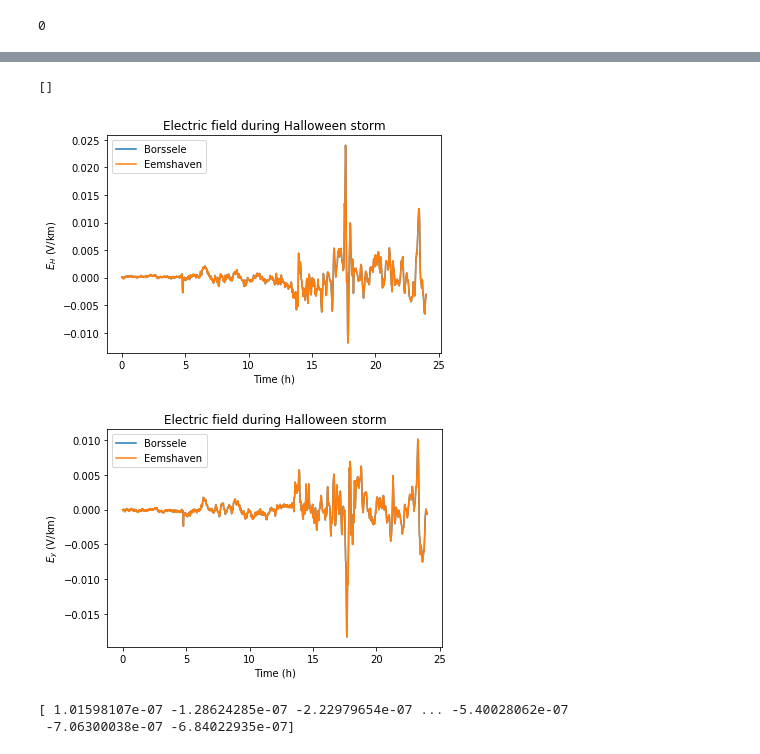
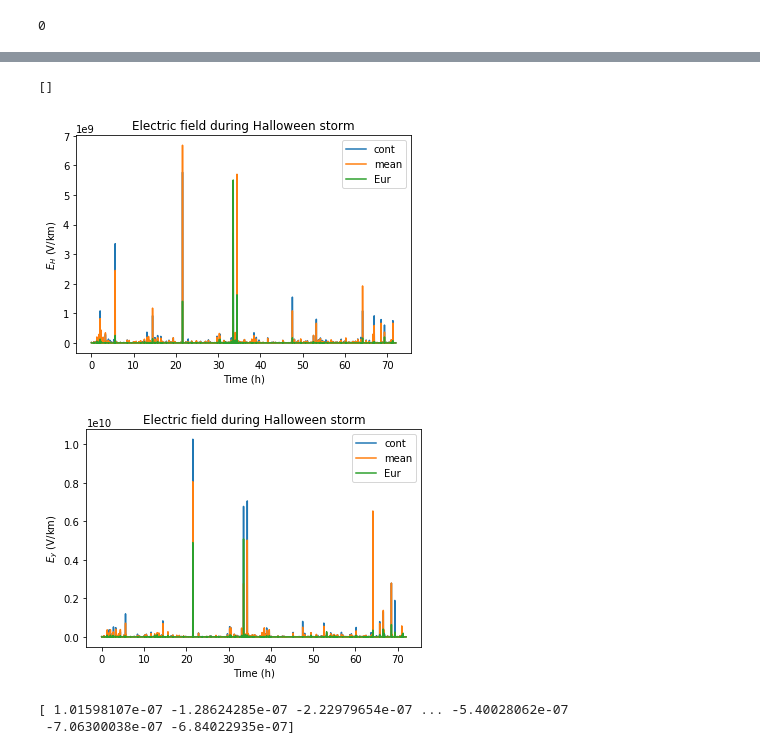
Before and after one commit to outfrenk/Dutch_GIC, a Jupyter notebook: partial_code/Witteveentest.ipynb, the cells around one changed output, grey strips where cells are left out. Drawn from its saved outputs; the diff is of its cells as text; code cells hidden in the pictures.

```diff
--- a/partial_code/Witteveentest.ipynb
+++ b/partial_code/Witteveentest.ipynb
@@ -827,15 +827,15 @@ plt.plot()
 import numpy as np
 import os
 
-path='/nobackup/users/out/Magnetic_field/min_17-03-2015_2'
+path='/nobackup/users/out/Magnetic_field/Halloween/model7_filt'
 os.system(f'ls {path}/electric_field_north > {path}/tempx.txt')
 os.system(f'ls {path}/electric_field_east > {path}/tempy.txt')
 Filex=open(f'{path}/tempx.txt')
 
 stringx=[]
 stringy=[]
-Ex6=np.zeros(1440)
-Ey6=np.zeros(1440)
+Ex=np.zeros(1440*3)
+Ey=np.zeros(1440*3)
 
 for item in Filex:
     item=item.strip('\n')
@@ -855,16 +855,18 @@ for counter,item in enumerate(stringx):
     for counter2,line in enumerate(data):
         if counter2==0:
             words=line.split(' ')
-            Ex6[counter]=words[2]
+            Ex[counter]=words[2]
             break
 for counter,item in enumerate(stringy):
     data=open(f'{path}/electric_field_east/{item}')
     for counter2,line in enumerate(data):
         if counter2==0:
             words=line.split(' ')
-            Ey6[counter]=words[2]
+            Ey[counter]=words[2]
             break
-os.system(f'rm {path}/tempx.txt')
-os.system(f'rm {path}/tempy.txt')
+Ex7=Ex
+Ey7=Ey
+os.system(f'rm "{path}/tempx.txt"')
+os.system(f'rm "{path}/tempy.txt"')
 # %% [output]
 0
@@ -871,43 +877,43 @@ os.system(f'rm {path}/tempy.txt')
 # %%
 import matplotlib.pyplot as plt
 import numpy as np
 path='/nobackup/users/out/Magnetic_field/Halloween'
 
-timevector=np.linspace(0,24,1440)
+timevector=np.linspace(0,72,1440*3)
 fig=plt.figure()
 ax=fig.add_subplot()
 ax.set_title('Electric field during Halloween storm')
 ax.set_ylabel('$E_H$ (V/km)')
 ax.set_xlabel('Time (h)')
 
-ax.plot(timevector, Ex5*1000, label='Borssele')
-ax.plot(timevector, Ex6*1000, label='Eemshaven')
+ax.plot(timevector, abs((Ex5*1000-Ex7*1000)/Ex7*1000), label='cont')
+ax.plot(timevector, abs((Ex6*1000-Ex7*1000)/Ex7*1000), label='mean')
 # ax.plot(timevector, np.sqrt(Ex7**2+Ey7**2)*1000, label='Witteveen')
-# ax.plot(timevector, Ex0*1000, label='Eemshaven other')
-# ax.plot(timevector, Ex1*1000, label='Eur')
+# ax.plot(timevector, Ex7*1000, label='combi')
+ax.plot(timevector, abs((Ex1*1000-Ex7*1000)/Ex7*1000), label='Eur')
 ax.legend()
 # ax.set_ylim(-0.085,0.08)
 plt.plot()
 # plt.savefig(f'{path}/WitteveenelecN.pdf')
 
 fig=plt.figure()
 ax=fig.add_subplot()
 ax.set_title('Electric field during Halloween storm')
 ax.set_ylabel('$E_y$ (V/km)')
 ax.set_xlabel('Time (h)')
-ax.plot(timevector, Ey5*1000, label='Borssele')
-ax.plot(timevector, Ey6*1000, label='Eemshaven')
-# ax.plot(timevector, Ey7*1000, label='Borssele other')
+ax.plot(timevector, abs((Ey5*1000-Ex7*1000)/Ex7*1000), label='cont')
+ax.plot(timevector, abs((Ey6*1000-Ex7*1000)/Ex7*1000), label='mean')
+# ax.plot(timevector, Ey7*1000, label='combi')
 # ax.plot(timevector, Ey0*1000, label='Eemshaven other')
-# ax.plot(timevector, Ey1*1000, label='Eur')
+ax.plot(timevector, abs((Ey1*1000-Ex7*1000)/Ex7*1000), label='Eur')
 ax.legend()
 # ax.set_ylim(-0.085,0.08)
 plt.plot()
 # plt.savefig(f'{path}/WitteveenelecE.png')
 # %% [output]
 []
-[figure, old version]
+[figure, new version]
-[figure, old version]
+[figure, new version]
 # %%
 print(Ey1)
 # %% [output]
```
Also changed, not shown: parts of 1 cell of this notebook, 2 other files.
